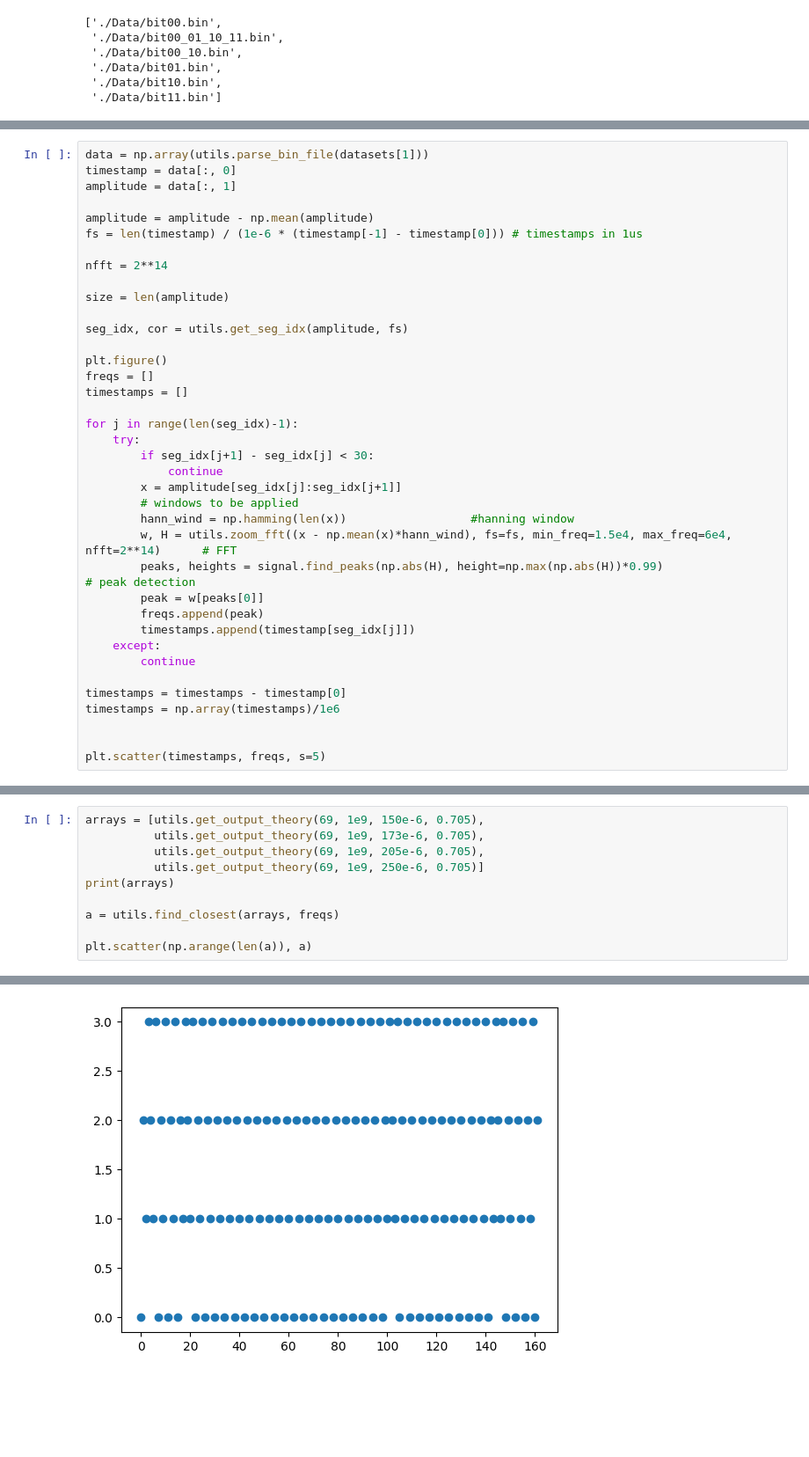
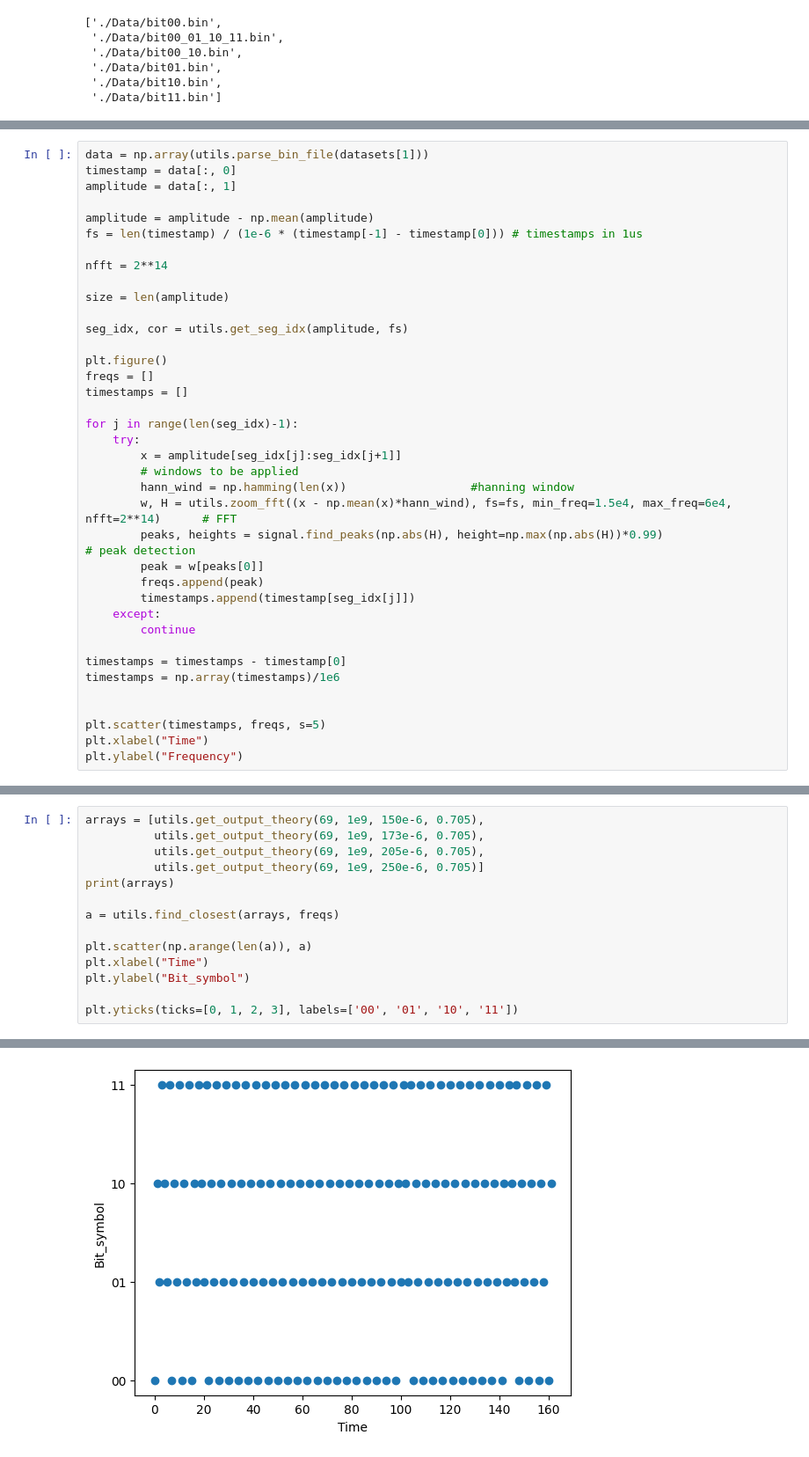
Before and after one commit to ryu-okubo/BiScatter, a Jupyter notebook: BiScatter_analysis.ipynb, the cells around one changed output, grey strips where cells are left out. Shown: that part at 88% size. Saved outputs shown, nothing was run; the diff lists cells and outputs as text; blank space fills up the shorter version.

```diff
--- a/BiScatter_analysis.ipynb
+++ b/BiScatter_analysis.ipynb
@@ -40,8 +92,6 @@ timestamps = []
 
 for j in range(len(seg_idx)-1):
     try:
-        if seg_idx[j+1] - seg_idx[j] < 30:
-            continue
         x = amplitude[seg_idx[j]:seg_idx[j+1]]
         # windows to be applied
         hann_wind = np.hamming(len(x))                  #hanning window
@@ -58,4 +108,6 @@ timestamps = np.array(timestamps)/1e6
 
 
 plt.scatter(timestamps, freqs, s=5)
+plt.xlabel("Time")
+plt.ylabel("Frequency")
 # %% [output]
@@ -71,5 +123,9 @@ print(arrays)
 a = utils.find_closest(arrays, freqs)
 
 plt.scatter(np.arange(len(a)), a)
+plt.xlabel("Time")
+plt.ylabel("Bit_symbol")
+
+plt.yticks(ticks=[0, 1, 2, 3], labels=['00', '01', '10', '11'])
 # %% [output]
 [55614.26055500023, 48220.457128612914, 40693.36138170749, 33368.55633300014]
@@ -77 +137 @@ plt.scatter(np.arange(len(a)), a)
-[figure, old version]
+[figure, new version]
```
Also changed, not shown: parts of 4 cells of this notebook.
